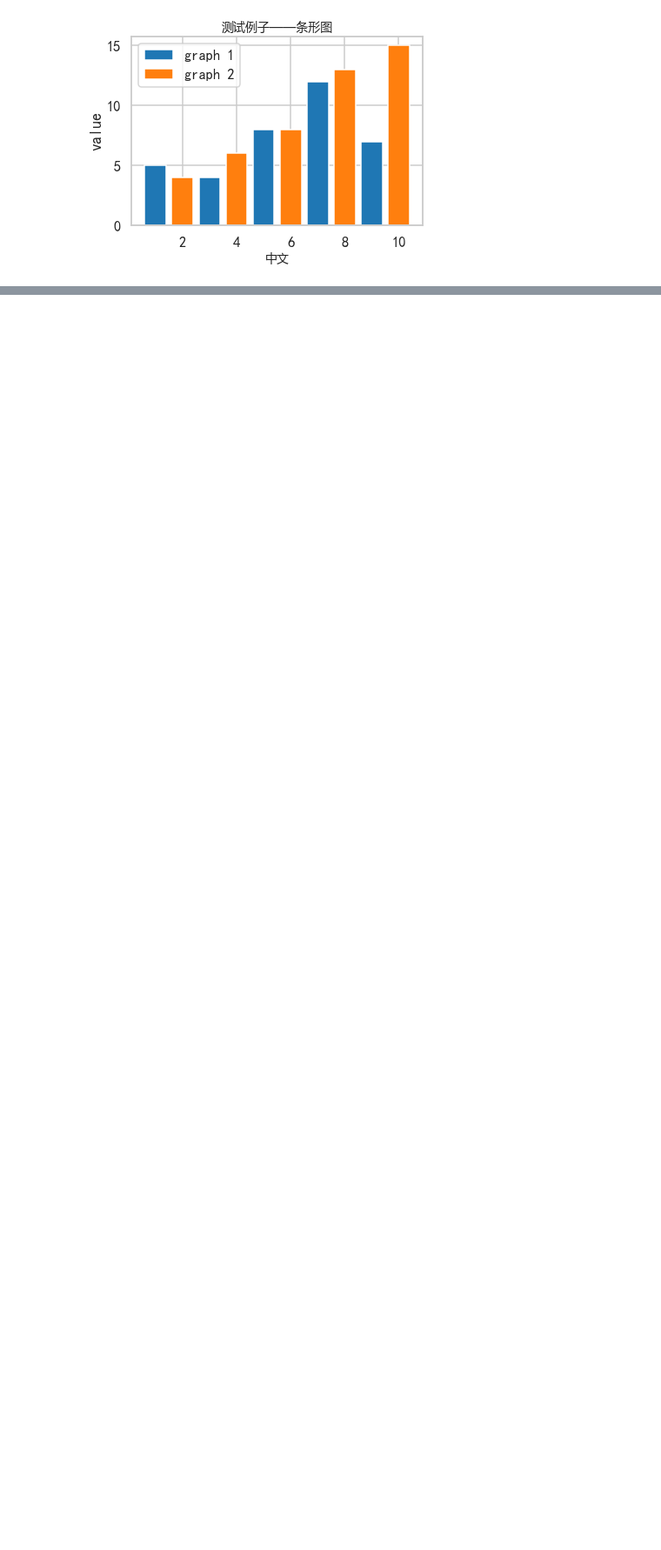
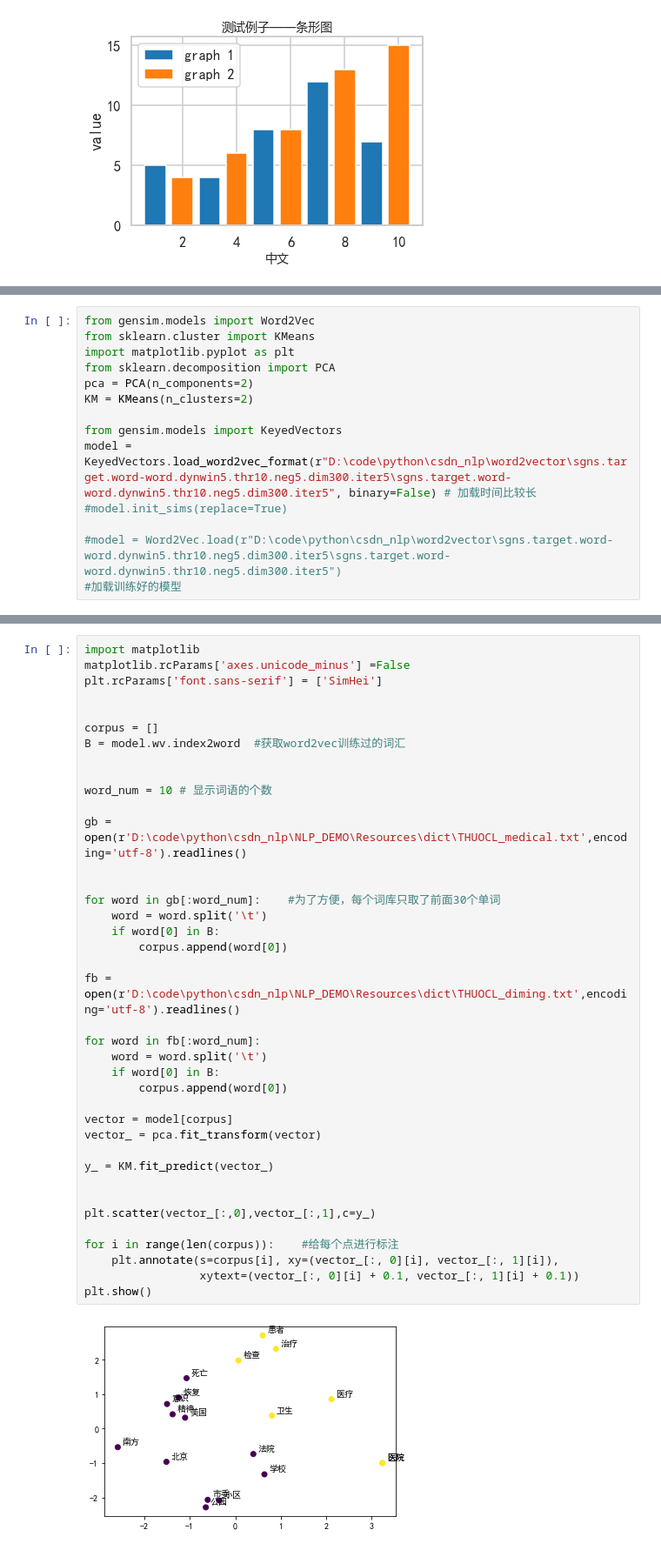
Before and after one commit to wynshiter/NLP_DEMO, a Jupyter notebook: src/NLP_visualization/Visual test.ipynb, the cells around one changed output, grey strips where cells are left out. Shown: that part at 87% size. Drawn from its saved outputs; the diff is of its cells as text; blank space fills up the shorter version.

```diff
--- a/src/NLP_visualization/Visual test.ipynb
+++ b/src/NLP_visualization/Visual test.ipynb
@@ -81,0 +416,14 @@ plt.show()
+# %%
+from gensim.models import Word2Vec
+from sklearn.cluster import KMeans
+import matplotlib.pyplot as plt
+from sklearn.decomposition import PCA
+pca = PCA(n_components=2)
+KM = KMeans(n_clusters=2)
+
+from gensim.models import KeyedVectors
+model = KeyedVectors.load_word2vec_format(r"D:\code\python\csdn_nlp\word2vector\sgns.target.word-word.dynwin5.thr10.neg5.dim300.iter5\sgns.target.word-word.dynwin5.thr10.neg5.dim300.iter5", binary=False) # 加载时间比较长
+#model.init_sims(replace=True)
+
+#model = Word2Vec.load(r"D:\code\python\csdn_nlp\word2vector\sgns.target.word-word.dynwin5.thr10.neg5.dim300.iter5\sgns.target.word-word.dynwin5.thr10.neg5.dim300.iter5")
+#加载训练好的模型
@@ -81,0 +448,41 @@ plt.show()
+# %%
+import matplotlib
+matplotlib.rcParams['axes.unicode_minus'] =False
+plt.rcParams['font.sans-serif'] = ['SimHei']
+
+
+corpus = []
+B = model.wv.index2word  #获取word2vec训练过的词汇
+
+
+word_num = 10 # 显示词语的个数
+
+gb = open(r'D:\code\python\csdn_nlp\NLP_DEMO\Resources\dict\THUOCL_medical.txt',encoding='utf-8').readlines()
+
+
+for word in gb[:word_num]:    #为了方便，每个词库只取了前面30个单词
+    word = word.split('\t')
+    if word[0] in B:
+        corpus.append(word[0])
+
+fb = open(r'D:\code\python\csdn_nlp\NLP_DEMO\Resources\dict\THUOCL_diming.txt',encoding='utf-8').readlines()
+
+for word in fb[:word_num]:
+    word = word.split('\t')
+    if word[0] in B:
+        corpus.append(word[0])
+
+vector = model[corpus]
+vector_ = pca.fit_transform(vector)
+
+y_ = KM.fit_predict(vector_)
+
+
+plt.scatter(vector_[:,0],vector_[:,1],c=y_)
+
+for i in range(len(corpus)):    #给每个点进行标注
+    plt.annotate(s=corpus[i], xy=(vector_[:, 0][i], vector_[:, 1][i]),
+                 xytext=(vector_[:, 0][i] + 0.1, vector_[:, 1][i] + 0.1))
+plt.show()
+# %% [output]
+[figure, added]
```
Also changed, not shown: parts of 13 cells of this notebook, 50 other files.
